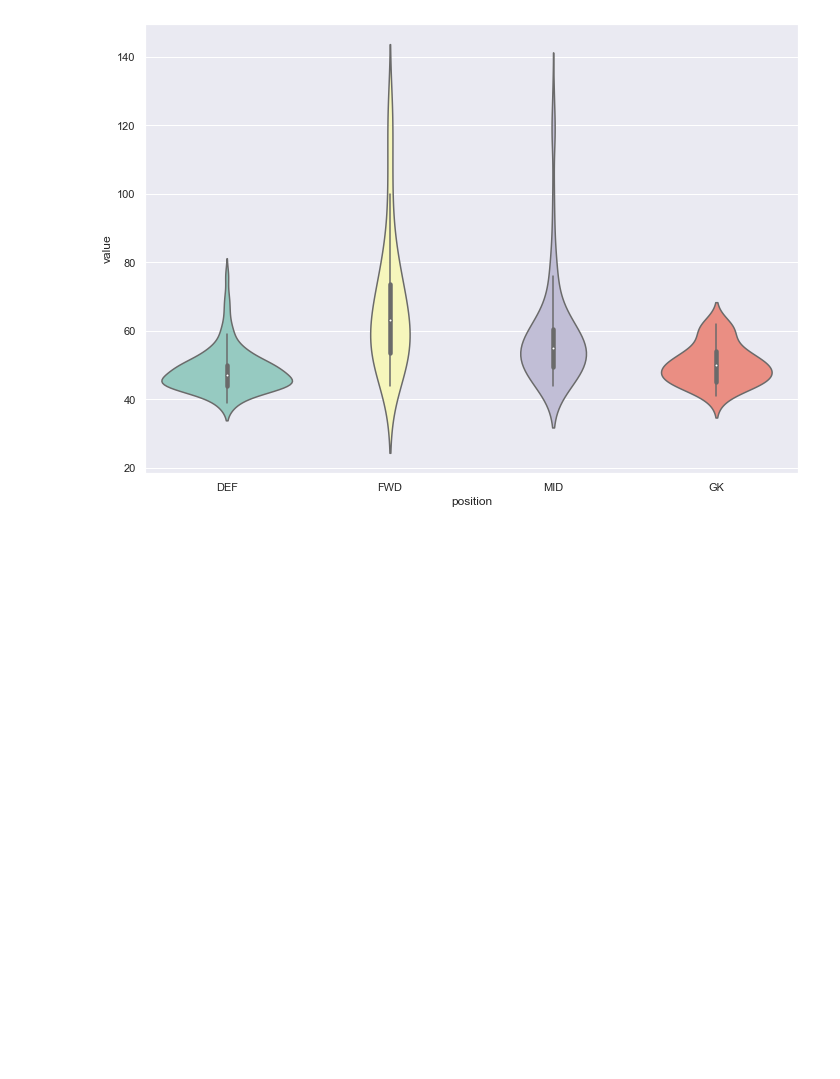
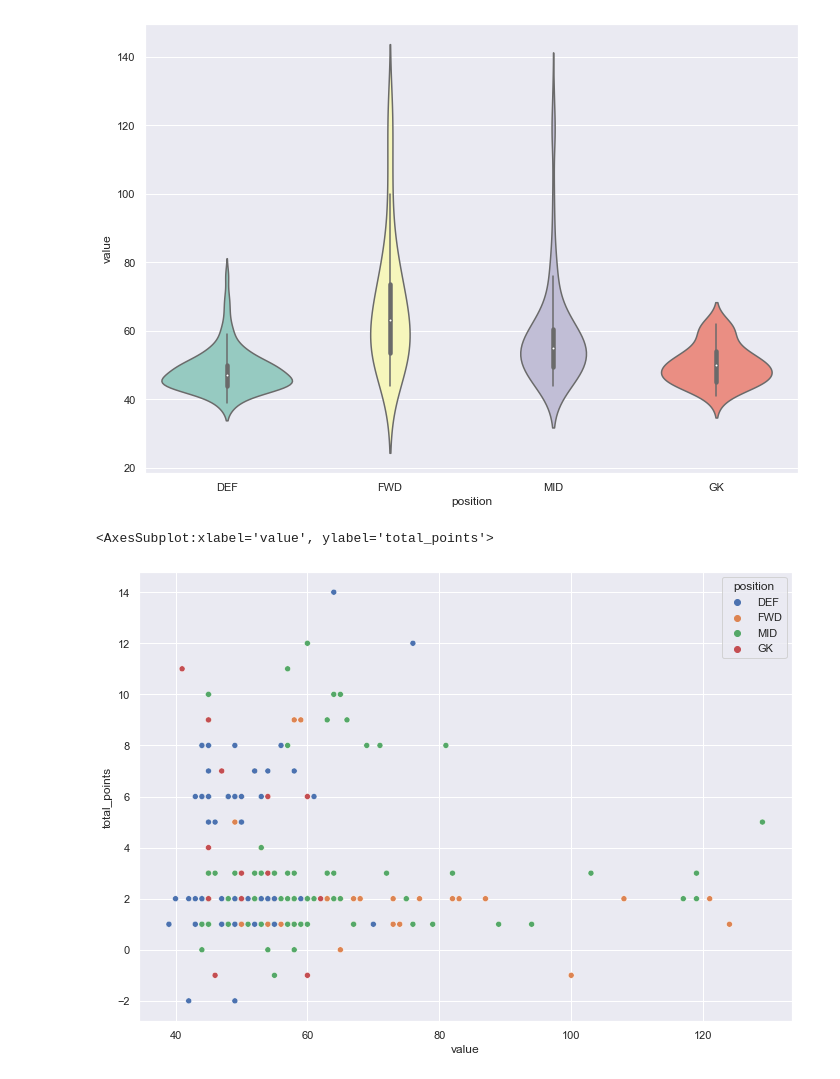
Before and after one commit to WayneQwele/FPLmodel, a Jupyter notebook: graphs.ipynb, the cells around one changed output. Cells and saved outputs as stored; diff of their text form; code cells hidden in the pictures; blank space fills up the shorter version.

```diff
--- a/graphs.ipynb
+++ b/graphs.ipynb
@@ -485,3 +485,14 @@ sns.violinplot( x="position"
 # %% [output]
 <AxesSubplot:xlabel='position', ylabel='value'>
 [figure]
+# %%
+# lets do a scatterplot of value and points
+
+sns.scatterplot(x="value"
+                ,y="total_points"
+                ,hue="position"
+                ,data=trendviolin.query("round ==11 & playtime >0")
+                ,)
+# %% [output]
+<AxesSubplot:xlabel='value', ylabel='total_points'>
+[figure, added]
```
Also changed, not shown: parts of 5 cells of this notebook, 1 other file.
